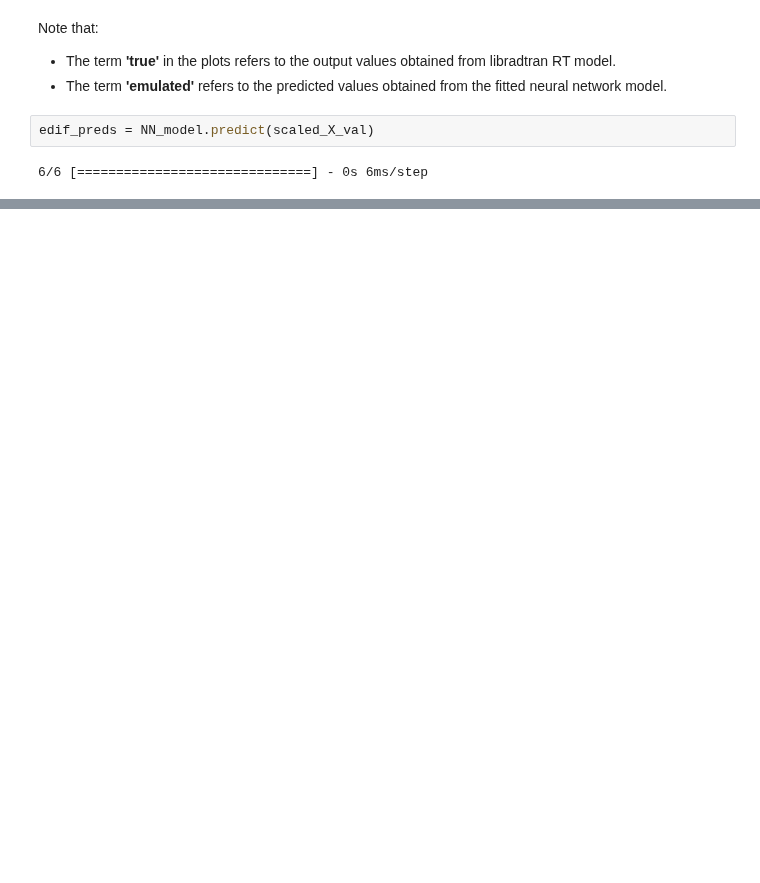
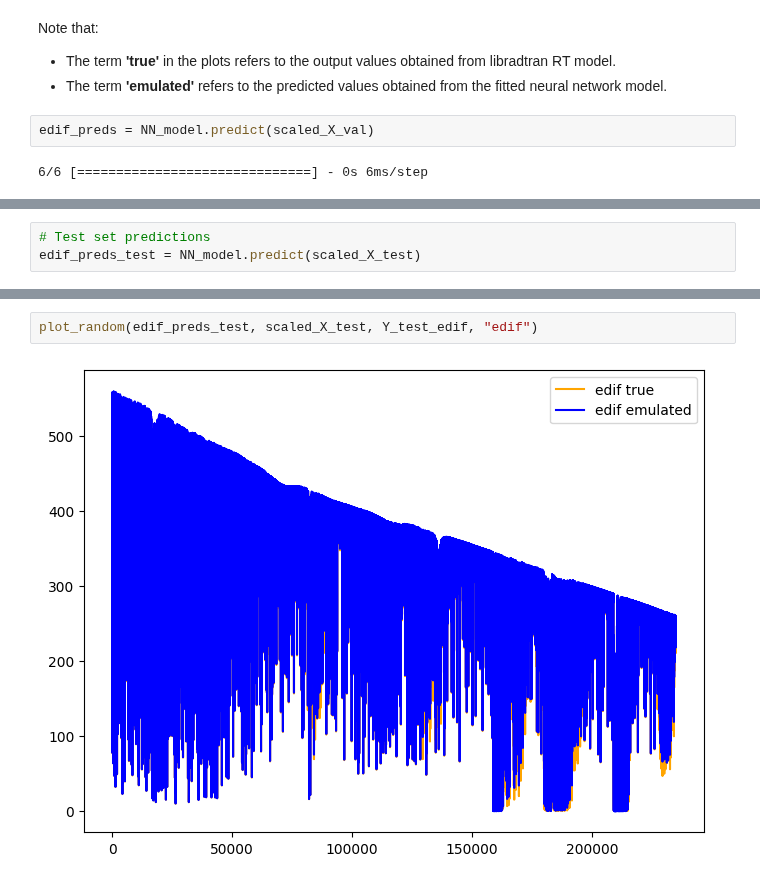
Before and after one commit to HerraKaava/RT_model_emulator, a Jupyter notebook: code-files/NN_model_edif.ipynb, the cells around one changed output, grey strips where cells are left out. Cells and saved outputs as stored; diff of their text form; blank space fills up the shorter version.

Commit message:
updating edif emulator

```diff
--- a/code-files/NN_model_edif.ipynb
+++ b/code-files/NN_model_edif.ipynb
@@ -268,0 +320,3 @@ $\, \boldsymbol{\rightarrow} \,$ the model systematically **underestimates** the
+# %%
+# Test set predictions
+edif_preds_test = NN_model.predict(scaled_X_test)
@@ -268,0 +325,4 @@ $\, \boldsymbol{\rightarrow} \,$ the model systematically **underestimates** the
+# %%
+plot_random(edif_preds_test, scaled_X_test, Y_test_edif, "edif")
+# %% [output]
+[figure, added]
```
Also changed, not shown: parts of 21 cells of this notebook.
